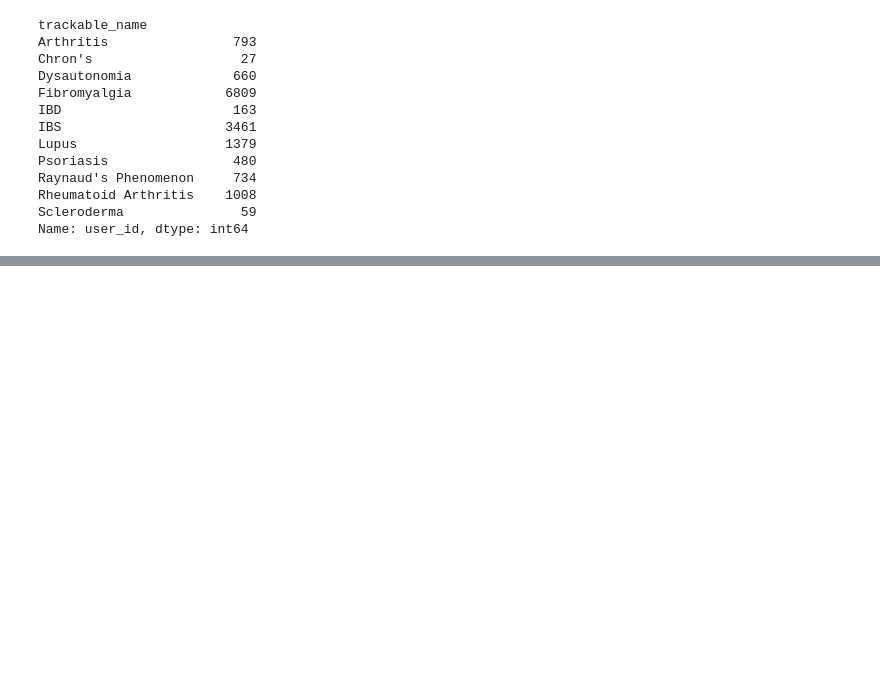
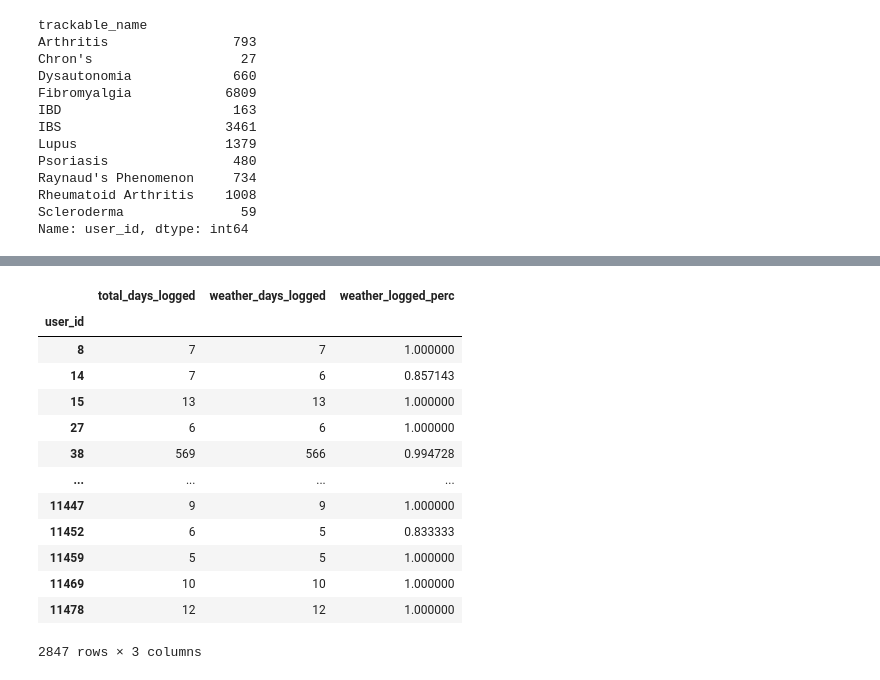
Before and after one commit to flare-up-predictor/flare_prediction, a Jupyter notebook: DataPreprocessing/CleanData.ipynb, the cells around one changed output, grey strips where cells are left out. Drawn from its saved outputs; the diff is of its cells as text; code cells hidden in the pictures; blank space fills up the shorter version.

```diff
--- a/DataPreprocessing/CleanData.ipynb
+++ b/DataPreprocessing/CleanData.ipynb
@@ -219,0 +408,20 @@ Name: user_id, dtype: int64
+# %%
+#keep only the id's of users who entered weather at least 80% of the time AND have at least 5 logged weather days
+ids_consistent_weather = weather_stats[weather_stats['weather_logged_perc'] >= 0.8]
+ids_consistent_weather =  ids_consistent_weather[ids_consistent_weather['weather_days_logged'] >= 5]
+ids_consistent_weather
+# %% [output]
+|  | total_days_logged | weather_days_logged | weather_logged_perc |
+| user_id |  |  |  |
+| 8 | 7 | 7 | 1.000000 |
+| 14 | 7 | 6 | 0.857143 |
+| 15 | 13 | 13 | 1.000000 |
+| 27 | 6 | 6 | 1.000000 |
+| 38 | 569 | 566 | 0.994728 |
+| ... | ... | ... | ... |
+| 11447 | 9 | 9 | 1.000000 |
+| 11452 | 6 | 5 | 0.833333 |
+| 11459 | 5 | 5 | 1.000000 |
+| 11469 | 10 | 10 | 1.000000 |
+| 11478 | 12 | 12 | 1.000000 |
+2847 rows × 3 columns
```
Also changed, not shown: parts of 34 cells of this notebook, 2 other files.
